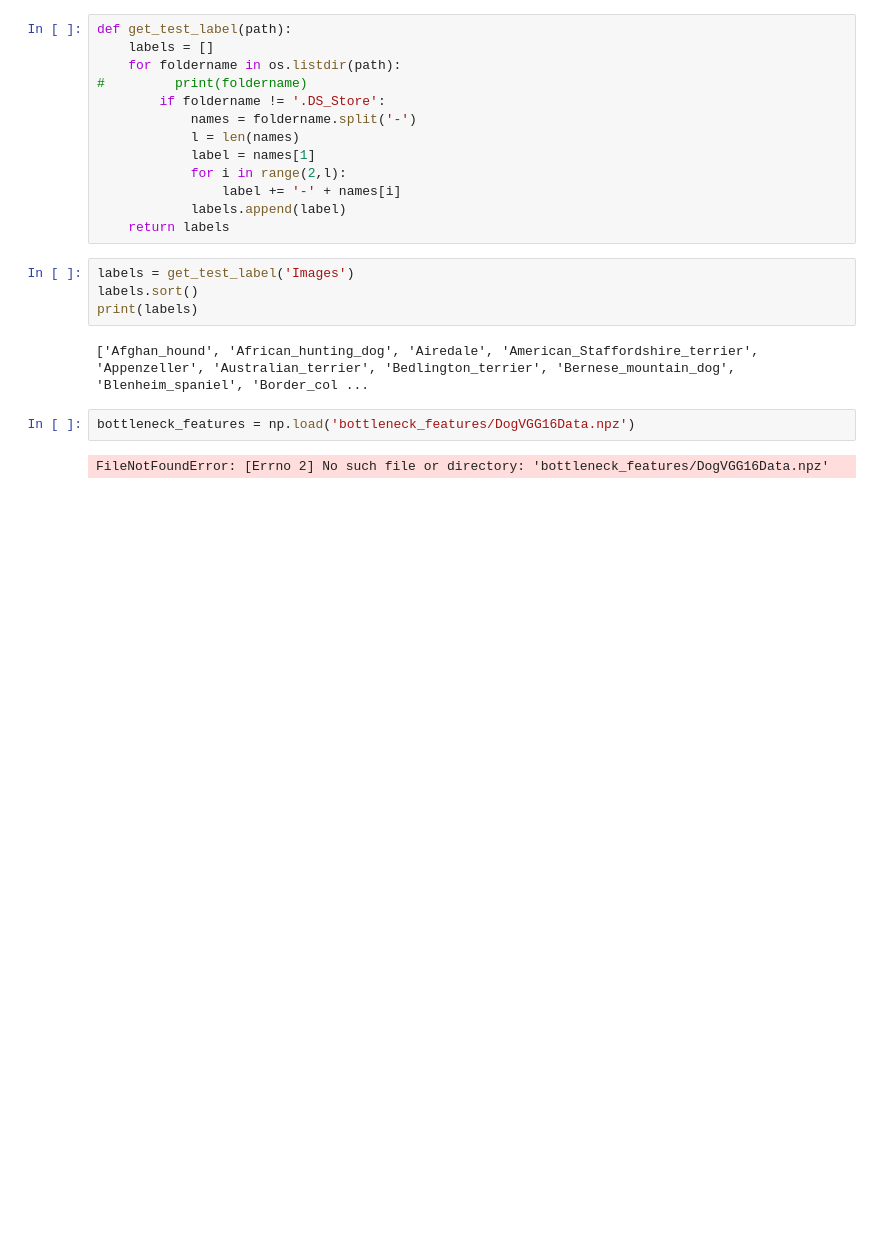
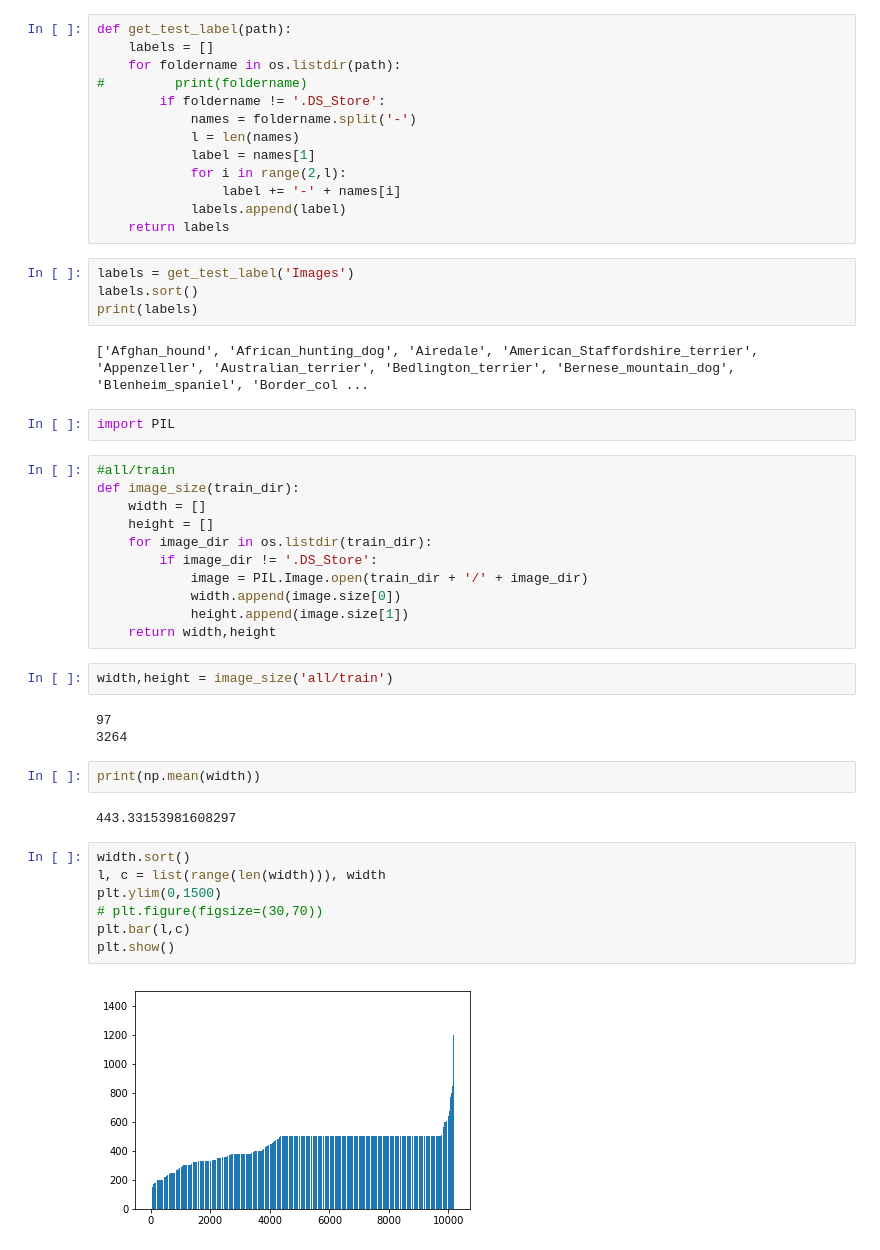
Before and after one commit to BearBurg/Dog_Breed, a Jupyter notebook: dog_breed.ipynb, the cells around one changed output. Drawn from its saved outputs; the diff is of its cells as text; blank space fills up the shorter version.

Commit message:
image size

```diff
--- a/dog_breed.ipynb
+++ b/dog_breed.ipynb
@@ -84,7 +84,34 @@ labels.sort()
 print(labels)
 # %% [output]
 ['Afghan_hound', 'African_hunting_dog', 'Airedale', 'American_Staffordshire_terrier', 'Appenzeller', 'Australian_terrier', 'Bedlington_terrier', 'Bernese_mountain_dog', 'Blenheim_spaniel', 'Border_col ...
-# %%
-bottleneck_features = np.load('bottleneck_features/DogVGG16Data.npz')
-# %% [output]
-FileNotFoundError: [Errno 2] No such file or directory: 'bottleneck_features/DogVGG16Data.npz'
+# %%
+import PIL
+# %%
+#all/train
+def image_size(train_dir):
+    width = []
+    height = []
+    for image_dir in os.listdir(train_dir):
+        if image_dir != '.DS_Store':
+            image = PIL.Image.open(train_dir + '/' + image_dir)
+            width.append(image.size[0])
+            height.append(image.size[1])
+    return width,height
+# %%
+width,height = image_size('all/train')
+# %% [output]
+97
+3264
+# %%
+print(np.mean(width))
+# %% [output]
+443.33153981608297
+# %%
+width.sort()
+l, c = list(range(len(width))), width
+plt.ylim(0,1500)
+# plt.figure(figsize=(30,70))
+plt.bar(l,c)
+plt.show()
+# %% [output]
+[figure, added]
```
Also changed, not shown: parts of 1 cell of this notebook.
